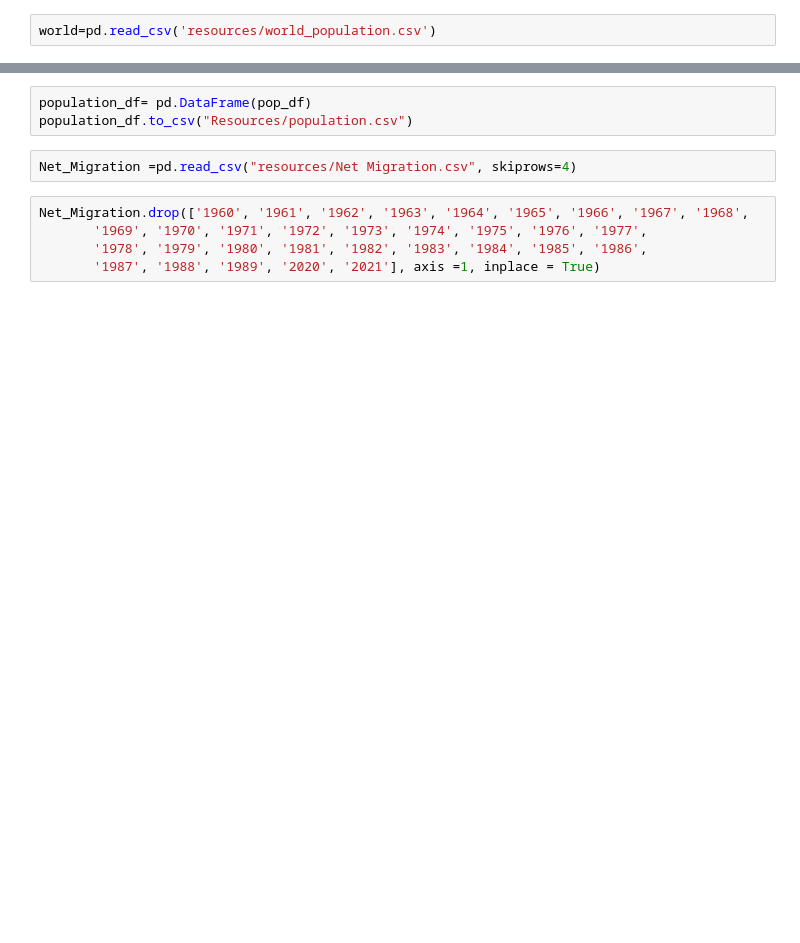
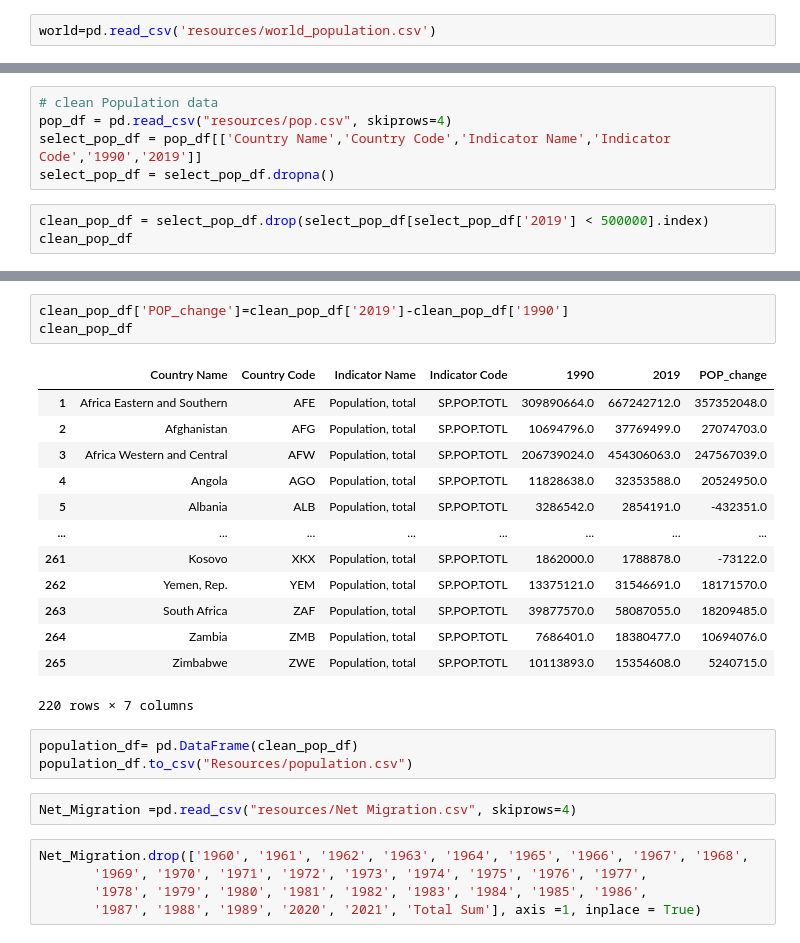
Before and after one commit to oli124/Project3_OliverK_UfuomaA, a Jupyter notebook: Population.ipynb, the cells around one changed output, grey strips where cells are left out. Saved outputs shown, nothing was run; the diff lists cells and outputs as text; blank space fills up the shorter version.

Commit message:
final clean

```diff
--- a/Population.ipynb
+++ b/Population.ipynb
@@ -69,0 +94,8 @@ clean_pop = pop_df.drop(['Country Code', 'Indicator Name', 'Indicator Code',
+# %%
+# clean Population data
+pop_df = pd.read_csv("resources/pop.csv", skiprows=4)
+select_pop_df = pop_df[['Country Name','Country Code','Indicator Name','Indicator Code','1990','2019']]
+select_pop_df = select_pop_df.dropna()
+# %%
+clean_pop_df = select_pop_df.drop(select_pop_df[select_pop_df['2019'] < 500000].index)
+clean_pop_df
@@ -70,5 +116,22 @@ clean_pop = pop_df.drop(['Country Code', 'Indicator Name', 'Indicator Code',
+# %%
+clean_pop_df['POP_change']=clean_pop_df['2019']-clean_pop_df['1990']
+clean_pop_df
+# %% [output]
+|  | Country Name | Country Code | Indicator Name | Indicator Code | 1990 | 2019 | POP_change |
+| 1 | Africa Eastern and Southern | AFE | Population, total | SP.POP.TOTL | 309890664.0 | 667242712.0 | 357352048.0 |
+| 2 | Afghanistan | AFG | Population, total | SP.POP.TOTL | 10694796.0 | 37769499.0 | 27074703.0 |
+| 3 | Africa Western and Central | AFW | Population, total | SP.POP.TOTL | 206739024.0 | 454306063.0 | 247567039.0 |
+| 4 | Angola | AGO | Population, total | SP.POP.TOTL | 11828638.0 | 32353588.0 | 20524950.0 |
+| 5 | Albania | ALB | Population, total | SP.POP.TOTL | 3286542.0 | 2854191.0 | -432351.0 |
+| ... | ... | ... | ... | ... | ... | ... | ... |
+| 261 | Kosovo | XKX | Population, total | SP.POP.TOTL | 1862000.0 | 1788878.0 | -73122.0 |
+| 262 | Yemen, Rep. | YEM | Population, total | SP.POP.TOTL | 13375121.0 | 31546691.0 | 18171570.0 |
+| 263 | South Africa | ZAF | Population, total | SP.POP.TOTL | 39877570.0 | 58087055.0 | 18209485.0 |
+| 264 | Zambia | ZMB | Population, total | SP.POP.TOTL | 7686401.0 | 18380477.0 | 10694076.0 |
+| 265 | Zimbabwe | ZWE | Population, total | SP.POP.TOTL | 10113893.0 | 15354608.0 | 5240715.0 |
+220 rows × 7 columns
 # %%
-population_df= pd.DataFrame(pop_df)
+population_df= pd.DataFrame(clean_pop_df)
 population_df.to_csv("Resources/population.csv")
 # %%
 Net_Migration =pd.read_csv("resources/Net Migration.csv", skiprows=4)
@@ -76,4 +139,4 @@ Net_Migration =pd.read_csv("resources/Net Migration.csv", skiprows=4)
 Net_Migration.drop(['1960', '1961', '1962', '1963', '1964', '1965', '1966', '1967', '1968',
        '1969', '1970', '1971', '1972', '1973', '1974', '1975', '1976', '1977',
        '1978', '1979', '1980', '1981', '1982', '1983', '1984', '1985', '1986',
-       '1987', '1988', '1989', '2020', '2021'], axis =1, inplace = True)
+       '1987', '1988', '1989', '2020', '2021', 'Total Sum'], axis =1, inplace = True)
```
Also changed, not shown: parts of 35 cells of this notebook, 7 other files.
